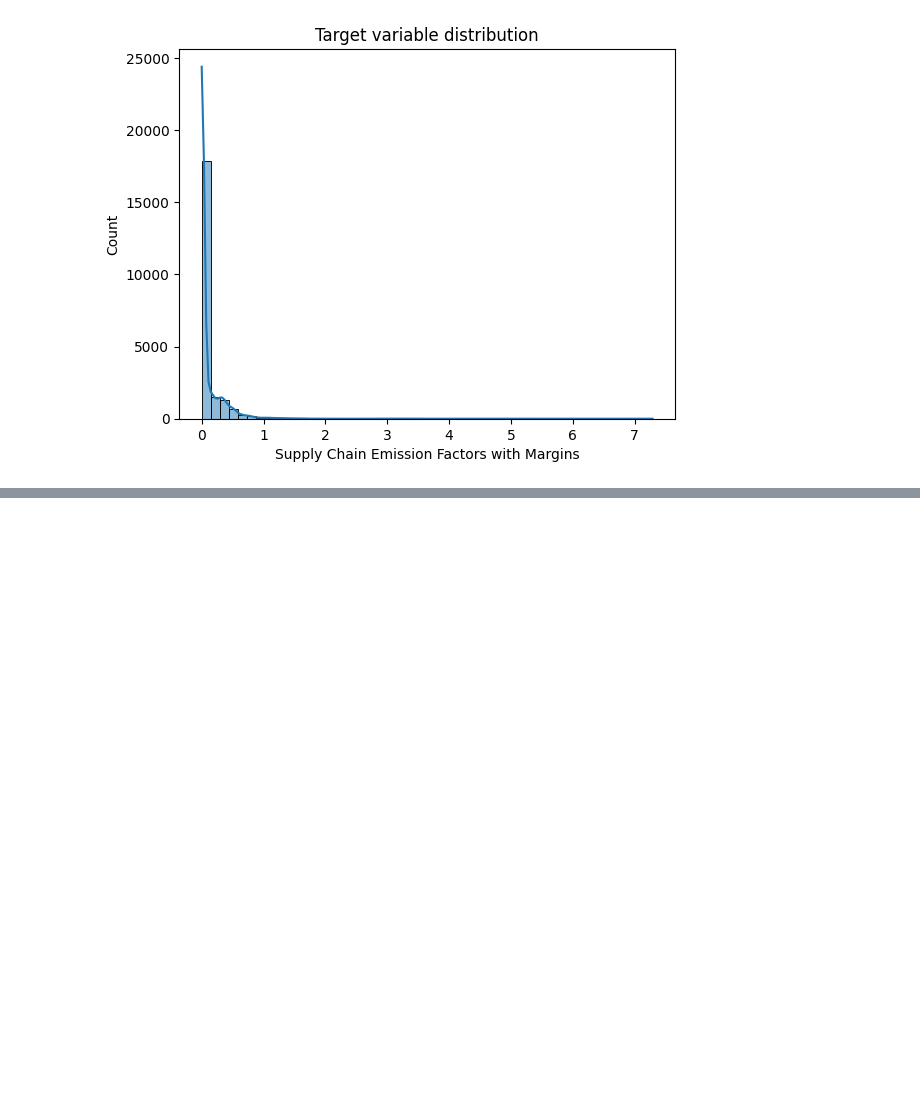
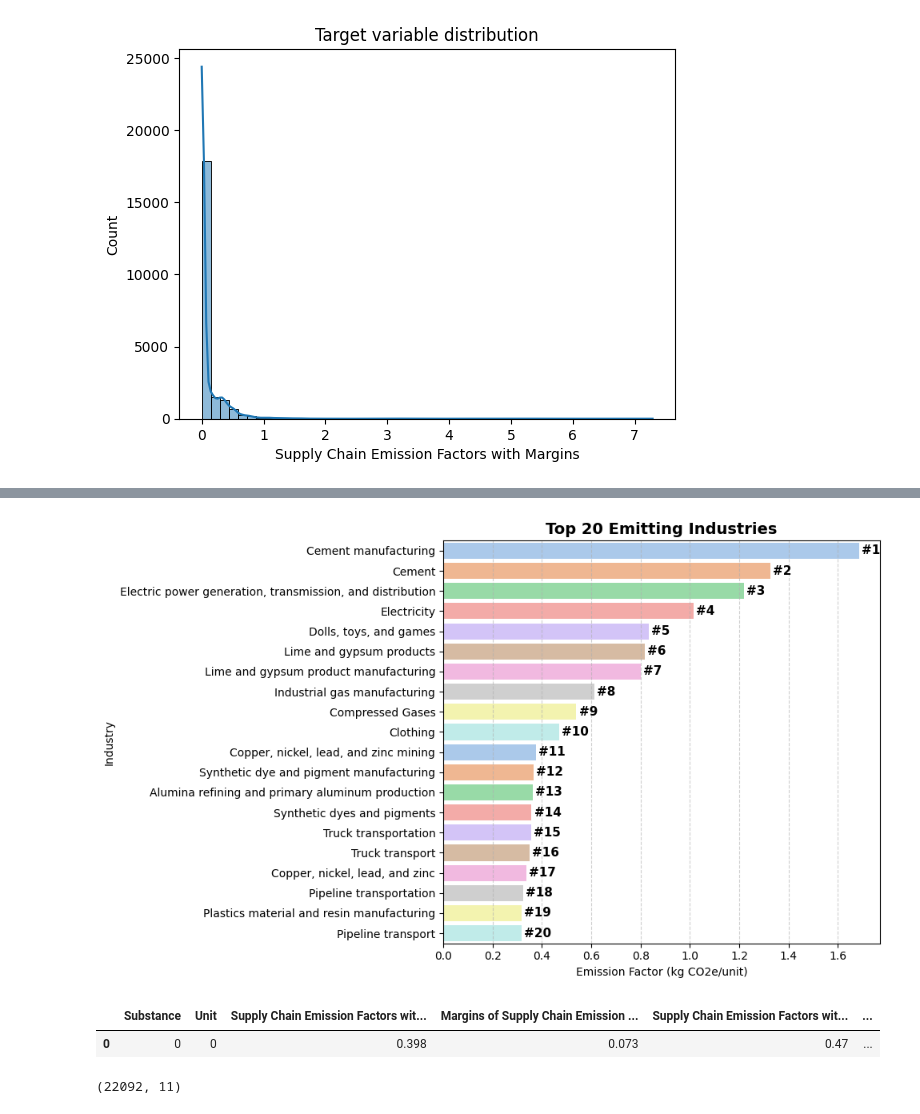
Before and after one commit to SonalTripathi21/GreenHouse_Gas_Emission_Prediction-, a Jupyter notebook: 1.ipynb, the cells around one changed output, grey strips where cells are left out. Drawn from its saved outputs; the diff is of its cells as text; code cells hidden in the pictures; blank space fills up the shorter version.

```diff
--- a/1.ipynb
+++ b/1.ipynb
@@ -202,0 +252,2 @@ plt.show()
+# %%
+df['Unit']=df['Unit'].map(unit_map)
@@ -202,0 +262,4 @@ plt.show()
+# %%
+source_map={'Commodity':0, 'Industry':1}
+# %%
+df['Source']=df['Source'].map(source_map)
@@ -202,0 +334,4 @@ plt.show()
+# %%
+top_emitters=df[['Name', 'Supply Chain Emission Factors with Margins']].groupby('Name').mean().sort_values(
+    'Supply Chain Emission Factors with Margins', ascending=False).head(20)
+top_emitters=top_emitters.reset_index()
@@ -202,0 +358,20 @@ plt.show()
+# %%
+plt.figure(figsize=(10,6))
+sns.barplot(
+    x='Supply Chain Emission Factors with Margins',
+    y='Name',
+    data=top_emitters,
+    hue='Name',
+    palette='pastel'
+)
+for i, (value, name) in enumerate(zip(top_emitters['Supply Chain Emission Factors with Margins'], top_emitters.index), start=1):
+    plt.text(value + 0.01, i - 1, f'#{i}', va='center', fontsize=11, fontweight='bold', color='black')
+
+plt.title('Top 20 Emitting Industries', fontsize=14, fontweight='bold')
+plt.xlabel('Emission Factor (kg CO2e/unit)')
+plt.ylabel('Industry')
+plt.grid(axis='x', linestyle='--', alpha=0.6)
+plt.tight_layout()
+plt.show()
+# %% [output]
+[figure, added]
@@ -202,0 +380,9 @@ plt.show()
+# %%
+df.head(1)
+# %% [output]
+|  | Substance | Unit | Supply Chain Emission Factors wit... | Margins of Supply Chain Emission ... | Supply Chain Emission Factors wit... | ... |
+| 0 | 0 | 0 | 0.398 | 0.073 | 0.47 | ... |
+# %%
+df.shape
+# %% [output]
+(22092, 11)
```
Also changed, not shown: parts of 48 cells of this notebook, 2 other files.
